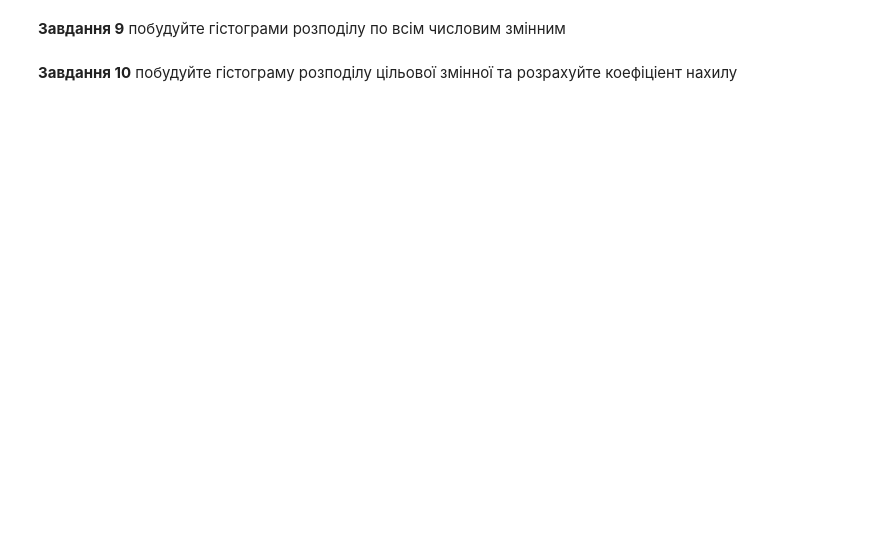
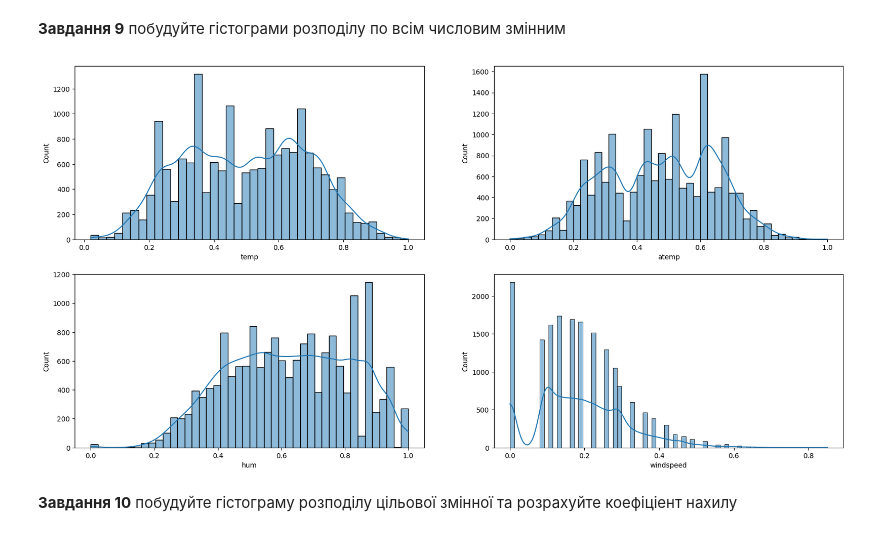
Before and after one commit to kristi5491/ML_labs, a Jupyter notebook: Task4_Regression_basicAI (1).ipynb, the cells around one changed output. Saved outputs shown, nothing was run; the diff lists cells and outputs as text; code cells hidden in the pictures; blank space fills up the shorter version.

```diff
--- a/Task4_Regression_basicAI (1).ipynb
+++ b/Task4_Regression_basicAI (1).ipynb
@@ -93,8 +256,9 @@ data_categorical = #your code
 # %% [markdown]
 **Завдання 6** перетворіть змінну `season` в числову шкалу.
-# %%
-def encode_season(df: pd.DataFrame, season_col_name: str):
-  df[season_col_name] = #your code
-  return df
-
-data = encode_season(data, 'season')
+# %%
+def encode_season(df: pd.DataFrame, season_col_name: str):
+  df[season_col_name] = df[season_col_name].replace({"winter":0,'spring':1,'summer':2,"automn":3})
+  return df
+dataset = encode_season(dataset, 'season')
+dataset['season'] = dataset['mnth'].apply(lambda x: 1 if 3 <= x <= 5 else (2 if 6 <= x <= 8 else (3 if 9 <= x <= 11 else 0)))
+dataset.sample(10)
@@ -120,0 +297,3 @@ data_numerical = #your code
+# %%
+data_numerical = dataset.loc[:,['temp','atemp','hum','windspeed','cnt']]
+data_numerical
@@ -122,6 +315,9 @@ data_numerical = #your code
 **Завдання 9** побудуйте гістограми розподілу по всім числовим змінним
 # %%
 fig, ax = plt.subplots(2, 2, figsize=(20, 10))
-#your code
+for variable, subplot in zip(data_numerical, ax.flatten()):
+  sns.histplot(data_numerical,x=variable, ax=subplot, palette='magma',kde=True)
+# %% [output]
+[figure, added]
 # %% [markdown]
 **Завдання 10** побудуйте гістограму розподілу цільової змінної та розрахуйте коефіціент нахилу
```
Also changed, not shown: parts of 44 cells of this notebook.
